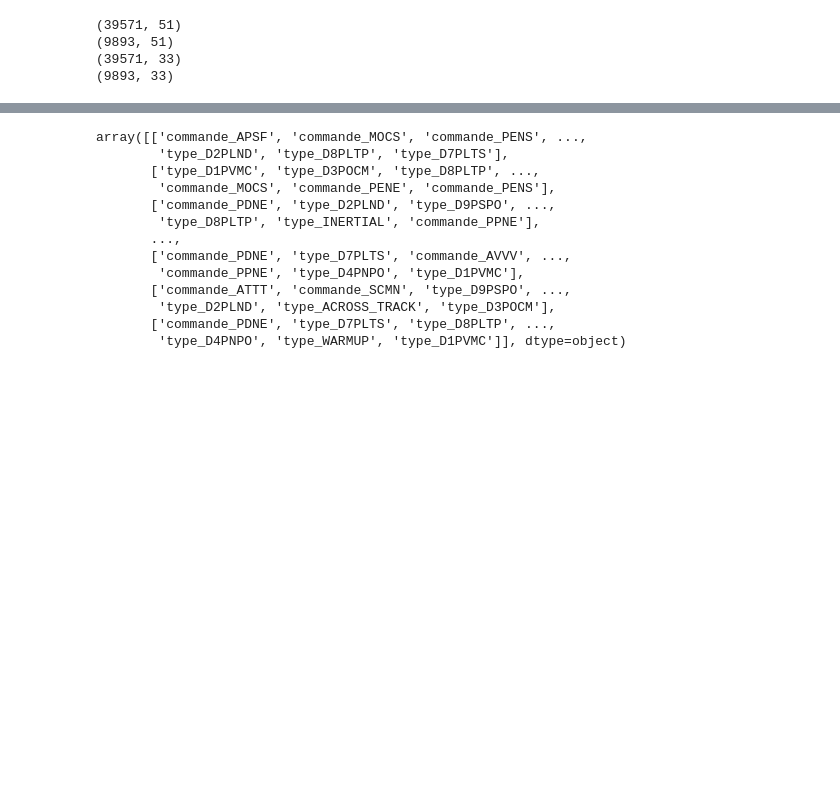
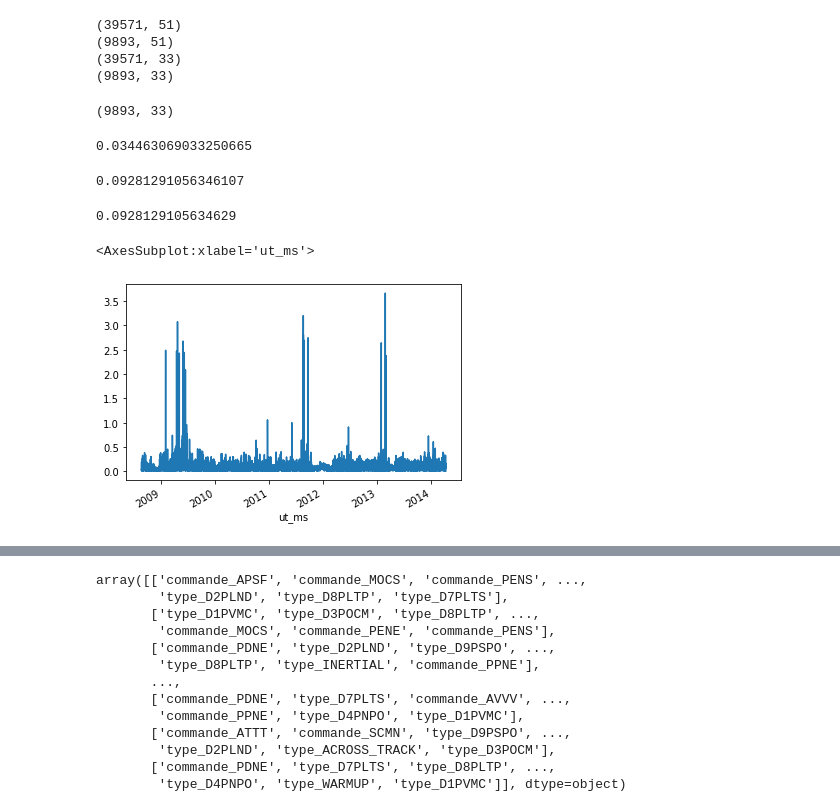
Before and after one commit to YamSok/MarsExpress, a Jupyter notebook: labo2.ipynb, the cells around one changed output, grey strips where cells are left out. Saved outputs shown, nothing was run; the diff lists cells and outputs as text; code cells hidden in the pictures; blank space fills up the shorter version.

```diff
--- a/labo2.ipynb
+++ b/labo2.ipynb
@@ -196,4 +197,37 @@ predict = reg.predict(X_test)
 y = y_test.iloc[:,0]
 # %%
 y_hat = predict[:,0]
+# %%
+np.shape(predict)
+# %% [output]
+(9893, 33)
+# %%
+np.sqrt(np.mean((y-y_hat)**2))
+# %% [output]
+0.034463069033250665
+# %%
+square_sum = 0
+n_pow = 33
+for p in range(33):
+    y = y_test.iloc[:,p]
+    y_hat = predict[:,p]
+    for i in range(len(y)):
+        square_sum += (y[i] - y_hat[i])**2
+
+print(np.sqrt(square_sum / (len(y) * 33)))
+# %% [output]
+0.09281291056346107
+# %%
+np.sqrt(np.mean(np.mean((y_test - predict)**2)))
+
+# bon sang de bonsoir
+# %% [output]
+0.0928129105634629
+# %%
+# err = np.abs(y - y_hat)/y
+err = np.sqrt((y - y_hat)**2/y)
+err.plot()
+# %% [output]
+<AxesSubplot:xlabel='ut_ms'>
+[figure, added]
 # %%
```
Also changed, not shown: parts of 2 cells of this notebook.
